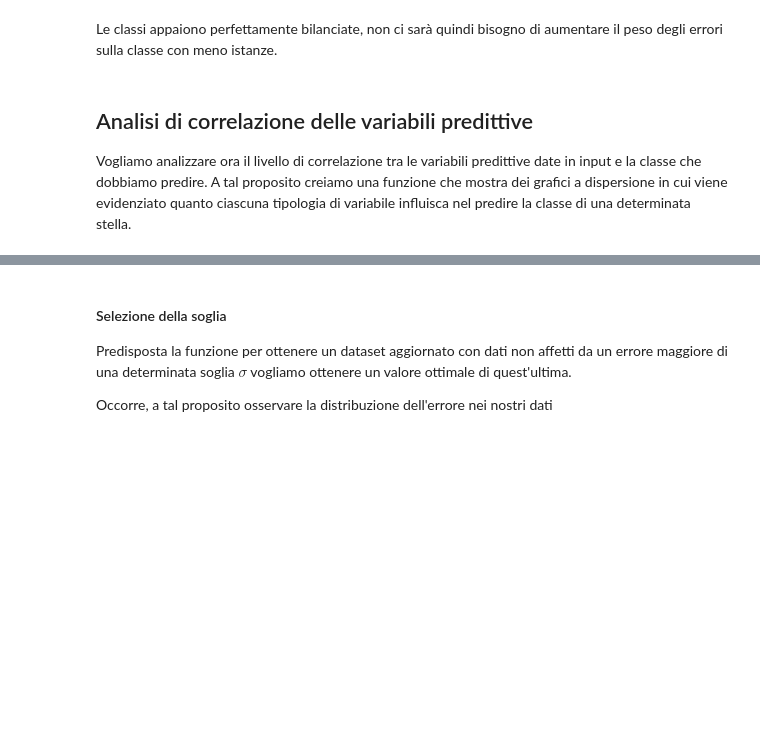
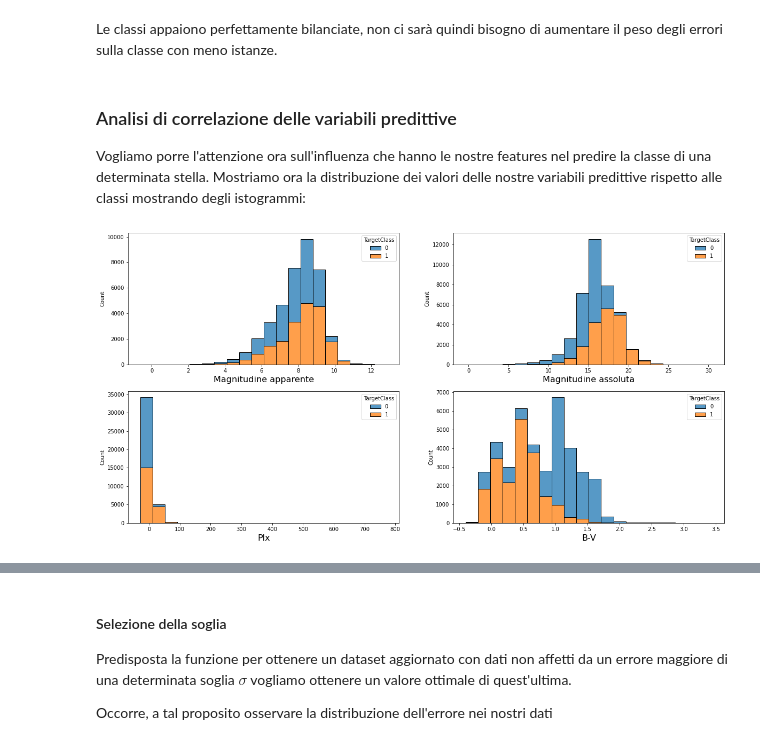
Before and after one commit to giovaz94/Progetto-DI, a Jupyter notebook: Progetto Applicazioni Data Intensive.ipynb, the cells around one changed output, grey strips where cells are left out. Cells and saved outputs as stored; diff of their text form; code cells hidden in the pictures; blank space fills up the shorter version.

Commit message:
Improved correlation analisys and data filtering

```diff
--- a/Progetto Applicazioni Data Intensive.ipynb
+++ b/Progetto Applicazioni Data Intensive.ipynb
@@ -134,5 +134,33 @@ data["TargetClass"].value_counts(normalize=True).plot.pie()
 # %% [markdown]
 Le classi appaiono perfettamente bilanciate, non ci sarà quindi bisogno di aumentare il peso degli errori sulla classe con meno istanze.
 # %% [markdown]
-## Analisi di correlazione delle variabili predittive
-Vogliamo analizzare ora il livello di correlazione tra le variabili predittive date in input e la classe che dobbiamo predire. A tal proposito creiamo una funzione che mostra dei grafici a dispersione in cui viene evidenziato quanto ciascuna tipologia di variabile influisca nel predire la classe di una determinata stella.
+### Analisi di correlazione delle variabili predittive
+
+Vogliamo porre l'attenzione ora sull'influenza che hanno le nostre features nel predire la classe di una determinata stella.
+Mostriamo ora la distribuzione dei valori delle nostre variabili predittive rispetto alle classi mostrando degli istogrammi:
+# %%
+def show_hist_plot(dataset):
+
+    #Creazione di una regione di subplot dove verranno mostrati i grafici
+    _, pos = plt.subplots(2, 2, figsize=(20,10))
+
+    # Vmag
+    sns.histplot(data = data.pivot(columns="TargetClass")["Vmag"], bins = 20, ax=pos[0][0], multiple="stack");
+    pos[0][0].set_xlabel('Magnitudine apparente', size = 16)
+
+    # Amag
+    sns.histplot(data = data.pivot(columns="TargetClass")["Amag"], bins = 20, ax=pos[0][1], multiple="stack");
+    pos[0][1].set_xlabel('Magnitudine assoluta',  size = 16)
+
+    # Plx
+    sns.histplot(data = data.pivot(columns="TargetClass")["Plx"], bins = 20, ax=pos[1][0], multiple="stack");
+    pos[1][0].set_xlabel('Plx', size = 16)
+
+    # B-V
+    sns.histplot(data = data.pivot(columns="TargetClass")["B-V"], bins = 20, ax=pos[1][1], multiple="stack");
+    pos[1][1].set_xlabel('B-V', size = 16)
+
+
+show_hist_plot(data)
+# %% [output]
+[figure, added]
```
Also changed, not shown: parts of 14 cells of this notebook.
